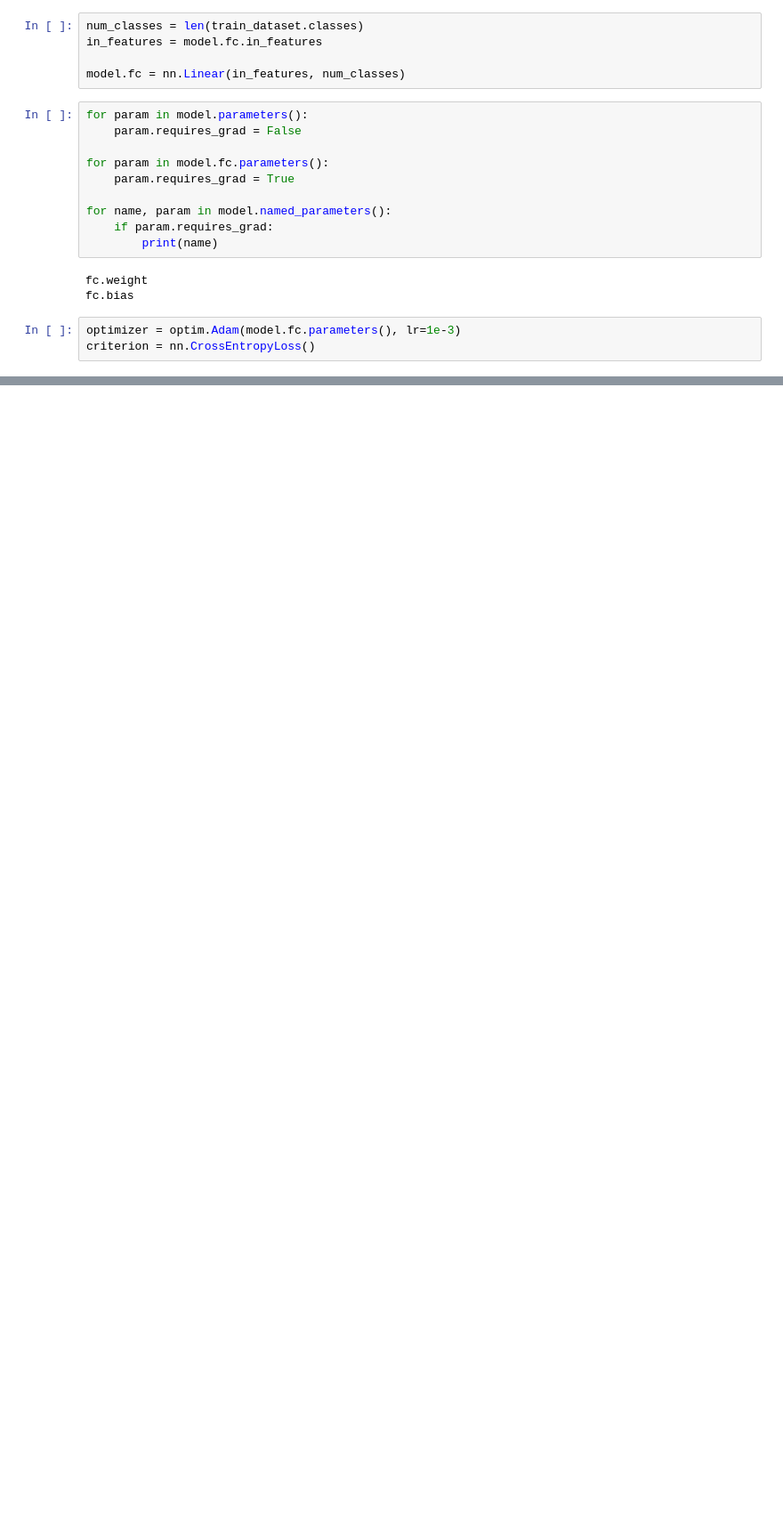
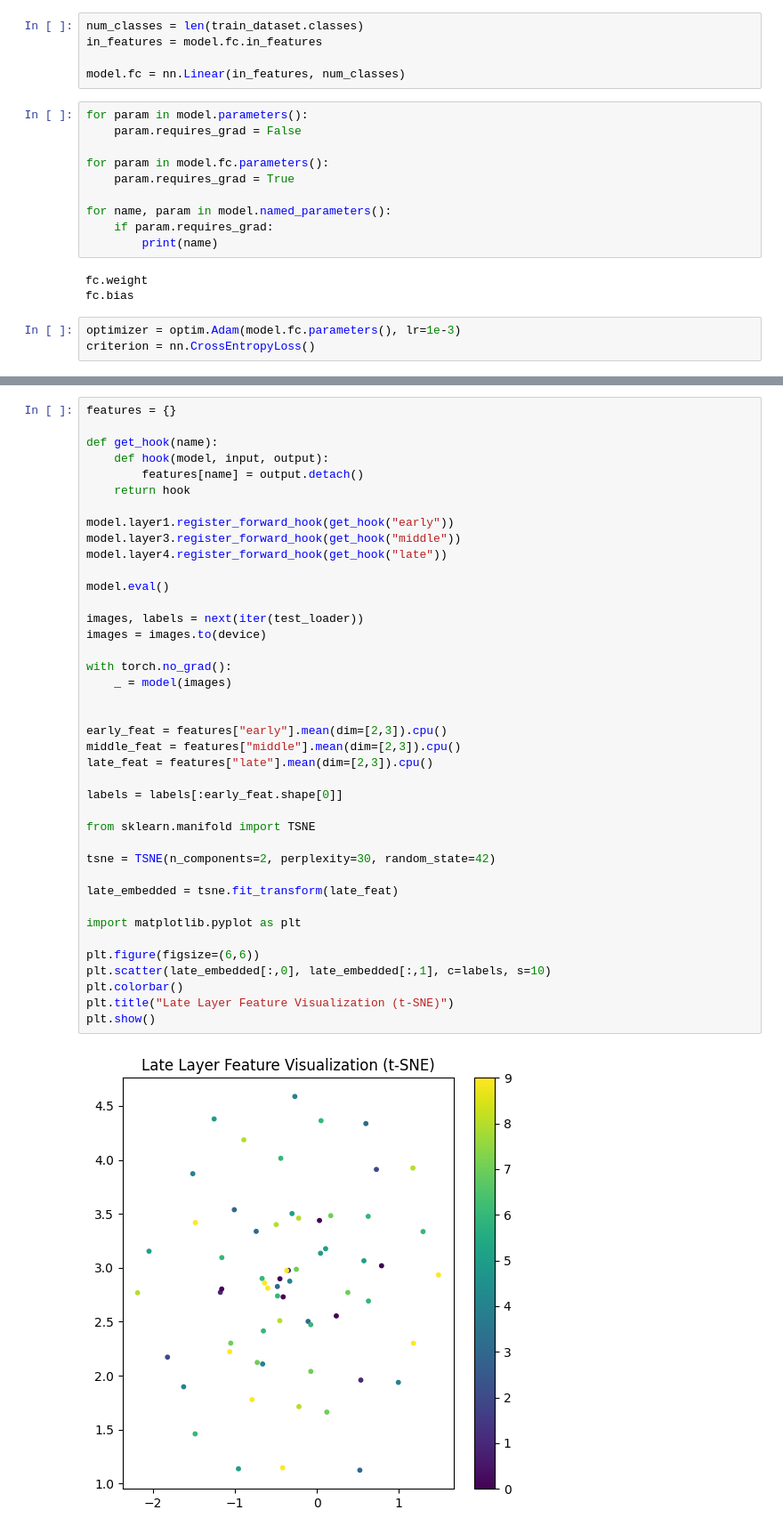
Before and after one commit to nausherwan-malik/Deep-Vision-Language-Models, a Jupyter notebook: Lab 0/ResNet_152.ipynb, the cells around one changed output, grey strips where cells are left out. Shown at 89% size. Saved outputs shown, nothing was run; the diff lists cells and outputs as text; blank space fills up the shorter version.

```diff
--- a/Lab 0/ResNet_152.ipynb
+++ b/Lab 0/ResNet_152.ipynb
@@ -158,0 +260,42 @@ Epoch 3: Train Acc=41.09% | Val Acc=41.72%
+# %%
+features = {}
+
+def get_hook(name):
+    def hook(model, input, output):
+        features[name] = output.detach()
+    return hook
+
+model.layer1.register_forward_hook(get_hook("early"))
+model.layer3.register_forward_hook(get_hook("middle"))
+model.layer4.register_forward_hook(get_hook("late"))
+
+model.eval()
+
+images, labels = next(iter(test_loader))
+images = images.to(device)
+
+with torch.no_grad():
+    _ = model(images)
+
+
+early_feat = features["early"].mean(dim=[2,3]).cpu()
+middle_feat = features["middle"].mean(dim=[2,3]).cpu()
+late_feat = features["late"].mean(dim=[2,3]).cpu()
+
+labels = labels[:early_feat.shape[0]]
+
+from sklearn.manifold import TSNE
+
+tsne = TSNE(n_components=2, perplexity=30, random_state=42)
+
+late_embedded = tsne.fit_transform(late_feat)
+
+import matplotlib.pyplot as plt
+
+plt.figure(figsize=(6,6))
+plt.scatter(late_embedded[:,0], late_embedded[:,1], c=labels, s=10)
+plt.colorbar()
+plt.title("Late Layer Feature Visualization (t-SNE)")
+plt.show()
+# %% [output]
+[figure, added]
```
Also changed, not shown: parts of 6 cells of this notebook.
